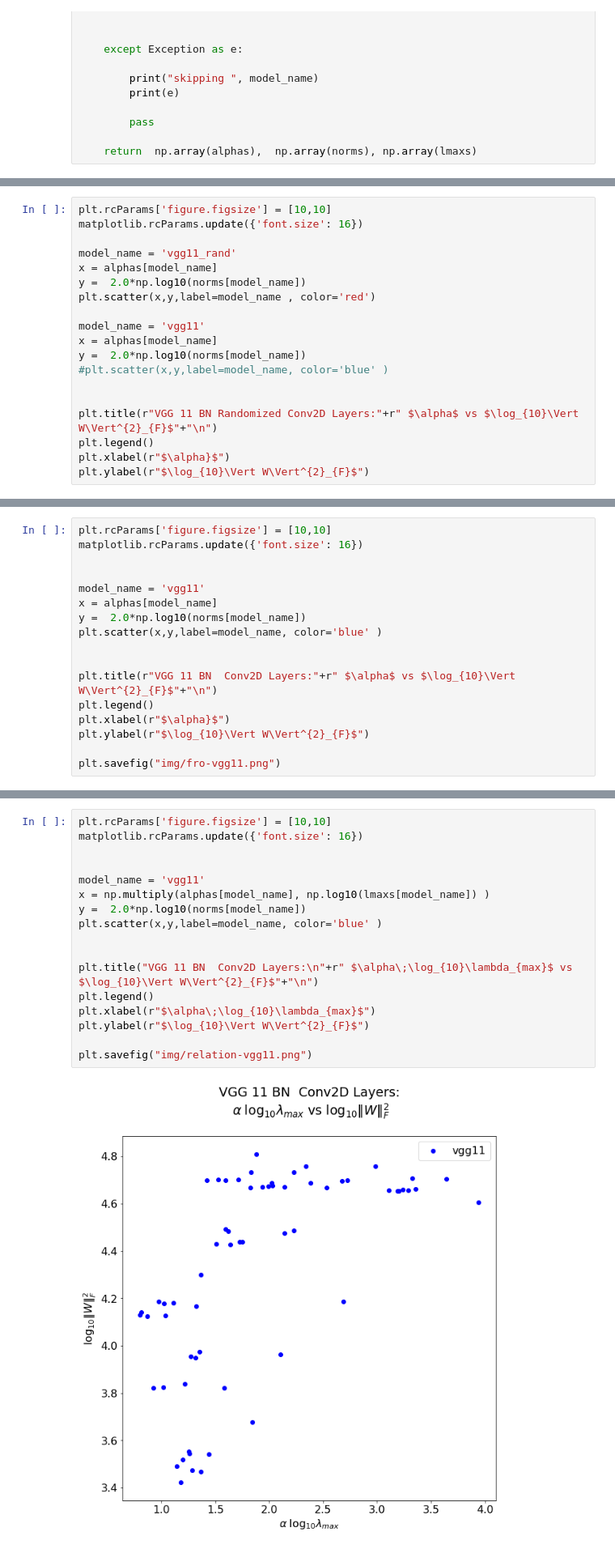
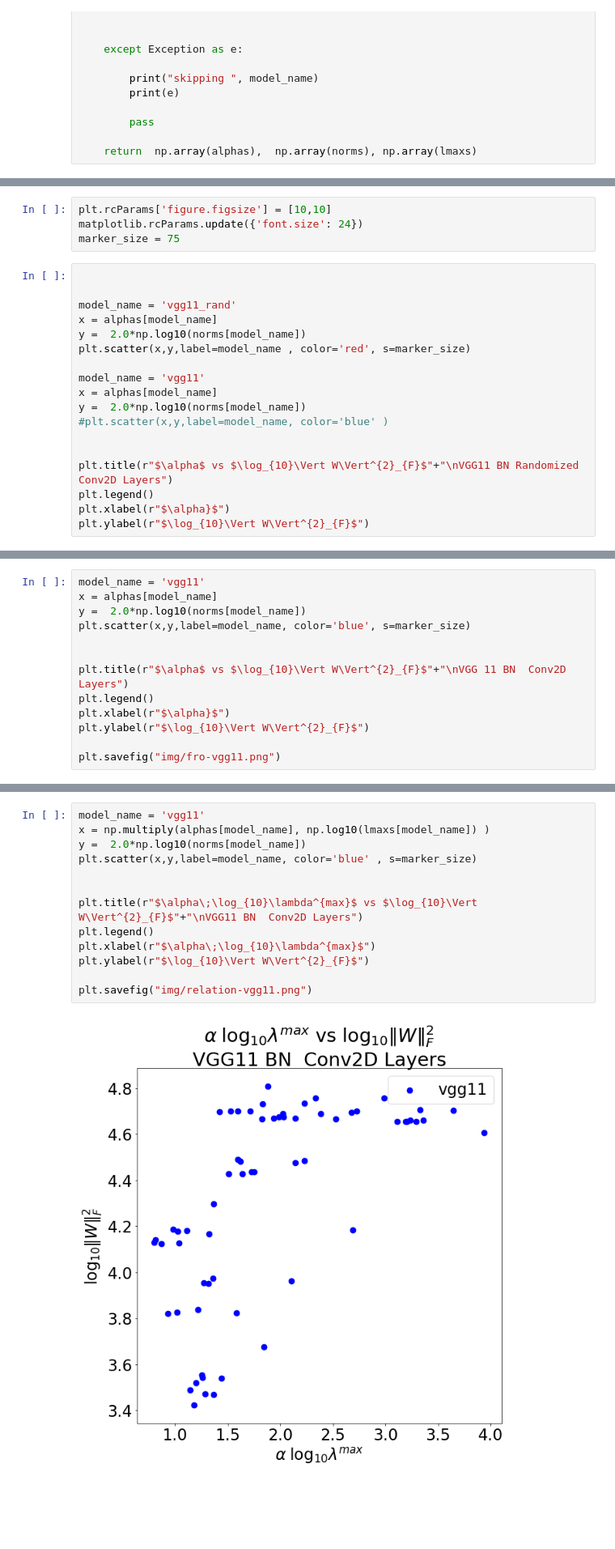
Before and after one commit to CalculatedContent/PredictingTestAccuracies, a Jupyter notebook: pyTorch-models-VGG-drilldown.ipynb, the cells around one changed output, grey strips where cells are left out. Shown: that part at 81% size. Drawn from its saved outputs; the diff is of its cells as text; blank space fills up the shorter version.

```diff
--- a/pyTorch-models-VGG-drilldown.ipynb
+++ b/pyTorch-models-VGG-drilldown.ipynb
@@ -590,12 +605,15 @@ alphas[model_name], norms[model_name], lmaxs[model_name] =  rand_model_alphas(mo
 4096 25088
+# %%
+plt.rcParams['figure.figsize'] = [10,10]
+matplotlib.rcParams.update({'font.size': 24})
+marker_size = 75
 # %%
-plt.rcParams['figure.figsize'] = [10,10]
-matplotlib.rcParams.update({'font.size': 16})
+
 
 model_name = 'vgg11_rand'
 x = alphas[model_name]
 y =  2.0*np.log10(norms[model_name])
-plt.scatter(x,y,label=model_name , color='red')
+plt.scatter(x,y,label=model_name , color='red', s=marker_size)
 
 model_name = 'vgg11'
 x = alphas[model_name]
@@ -603,7 +621,7 @@ y =  2.0*np.log10(norms[model_name])
 #plt.scatter(x,y,label=model_name, color='blue' )
 
 
-plt.title(r"VGG 11 BN Randomized Conv2D Layers:"+r" $\alpha$ vs $\log_{10}\Vert W\Vert^{2}_{F}$"+"\n")
+plt.title(r"$\alpha$ vs $\log_{10}\Vert W\Vert^{2}_{F}$"+"\nVGG11 BN Randomized Conv2D Layers")
 plt.legend()
 plt.xlabel(r"$\alpha}$")
 plt.ylabel(r"$\log_{10}\Vert W\Vert^{2}_{F}$")
@@ -613,15 +631,11 @@ Text(0,0.5,'$\\log_{10}\\Vert W\\Vert^{2}_{F}$')
 # %%
-plt.rcParams['figure.figsize'] = [10,10]
-matplotlib.rcParams.update({'font.size': 16})
-
-
 model_name = 'vgg11'
 x = alphas[model_name]
 y =  2.0*np.log10(norms[model_name])
-plt.scatter(x,y,label=model_name, color='blue' )
+plt.scatter(x,y,label=model_name, color='blue', s=marker_size)
 
 
-plt.title(r"VGG 11 BN  Conv2D Layers:"+r" $\alpha$ vs $\log_{10}\Vert W\Vert^{2}_{F}$"+"\n")
+plt.title(r"$\alpha$ vs $\log_{10}\Vert W\Vert^{2}_{F}$"+"\nVGG 11 BN  Conv2D Layers")
 plt.legend()
 plt.xlabel(r"$\alpha}$")
 plt.ylabel(r"$\log_{10}\Vert W\Vert^{2}_{F}$")
@@ -668,19 +682,15 @@ Text(0,0.5,'$\\alpha^{rand}')
 # %%
-plt.rcParams['figure.figsize'] = [10,10]
-matplotlib.rcParams.update({'font.size': 16})
-
-
 model_name = 'vgg11'
 x = np.multiply(alphas[model_name], np.log10(lmaxs[model_name]) )
 y =  2.0*np.log10(norms[model_name])
-plt.scatter(x,y,label=model_name, color='blue' )
+plt.scatter(x,y,label=model_name, color='blue' , s=marker_size)
 
 
-plt.title("VGG 11 BN  Conv2D Layers:\n"+r" $\alpha\;\log_{10}\lambda_{max}$ vs $\log_{10}\Vert W\Vert^{2}_{F}$"+"\n")
+plt.title(r"$\alpha\;\log_{10}\lambda^{max}$ vs $\log_{10}\Vert W\Vert^{2}_{F}$"+"\nVGG11 BN  Conv2D Layers")
 plt.legend()
-plt.xlabel(r"$\alpha\;\log_{10}\lambda_{max}$")
+plt.xlabel(r"$\alpha\;\log_{10}\lambda^{max}$")
 plt.ylabel(r"$\log_{10}\Vert W\Vert^{2}_{F}$")
 
 plt.savefig("img/relation-vgg11.png")
 # %% [output]
-[figure, old version]
+[figure, new version]
```
Also changed, not shown: parts of 12 cells of this notebook, 15 other files.
